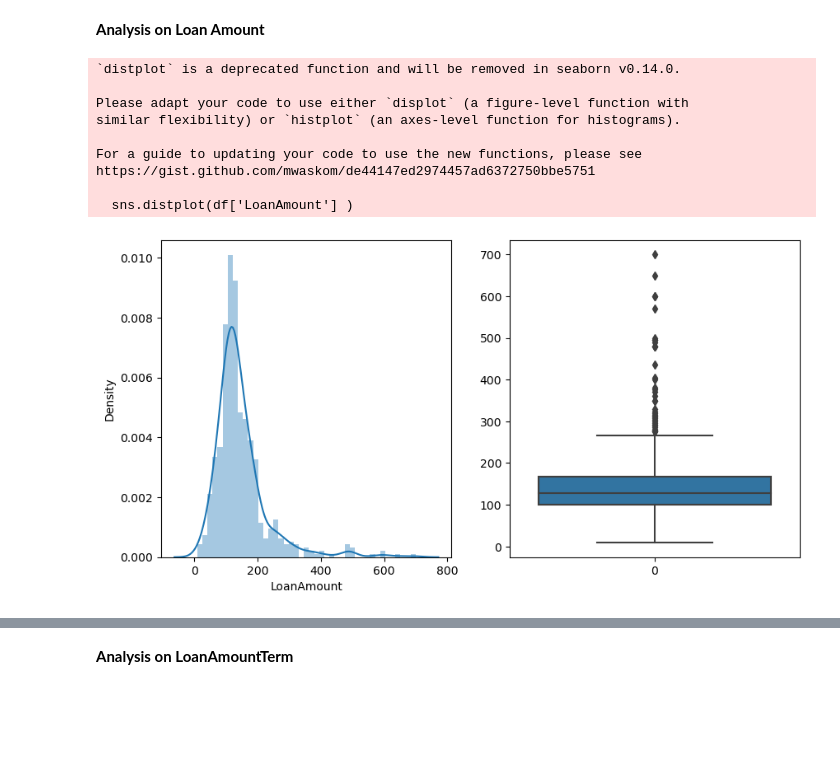
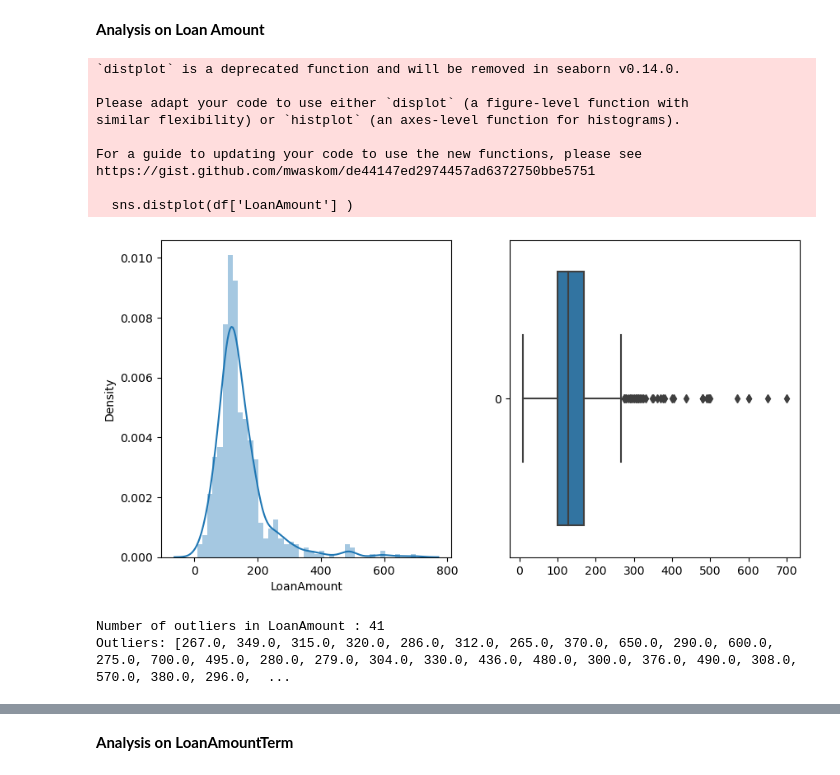
Before and after one commit to pankaj7322/Loan-Prediction, a Jupyter notebook: loan_prediction.ipynb, the cells around one changed output, grey strips where cells are left out. Drawn from its saved outputs; the diff is of its cells as text; code cells hidden in the pictures; blank space fills up the shorter version.

```diff
--- a/loan_prediction.ipynb
+++ b/loan_prediction.ipynb
@@ -307,18 +387,36 @@ https://gist.github.com/mwaskom/de44147ed2974457ad6372750bbe5751
 # %%
 plt.figure(figsize=(10, 5))
 plt.subplot(1,2,1)
 sns.distplot(df['LoanAmount'] )
 plt.subplot(1,2,2)
-sns.boxplot(df['LoanAmount'])
+sns.boxplot(df['LoanAmount'], orient= 'h')
 plt.show()
 # %% [output]
 `distplot` is a deprecated function and will be removed in seaborn v0.14.0.
 
 Please adapt your code to use either `displot` (a figure-level function with
 similar flexibility) or `histplot` (an axes-level function for histograms).
 
 For a guide to updating your code to use the new functions, please see
 https://gist.github.com/mwaskom/de44147ed2974457ad6372750bbe5751
 
   sns.distplot(df['LoanAmount'] )
-[figure, old version]
+[figure, new version]
+# %%
+# find number of outliers
+def outliers(data):
+    global lower_bound_amount, upper_bound_amount
+    q1 = np.percentile(data, 25)
+    q3 = np.percentile(data, 75)
+    iqr = q3 - q1
+    lower_bound_amount = q1 - 1.5 * iqr
+    upper_bound_amount = q3 + 1.5 * iqr
+    outliers = [x for x in data if x < lower_bound_amount or x > upper_bound_amount]
+    return outliers
+data = df['LoanAmount']
+outliers = outliers(data)
+print("Number of outliers in LoanAmount :", len(outliers))
+print("Outliers:", outliers)
+# %% [output]
+Number of outliers in LoanAmount : 41
+Outliers: [267.0, 349.0, 315.0, 320.0, 286.0, 312.0, 265.0, 370.0, 650.0, 290.0, 600.0, 275.0, 700.0, 495.0, 280.0, 279.0, 304.0, 330.0, 436.0, 480.0, 300.0, 376.0, 490.0, 308.0, 570.0, 380.0, 296.0,  ...
```
Also changed, not shown: parts of 43 cells of this notebook.
